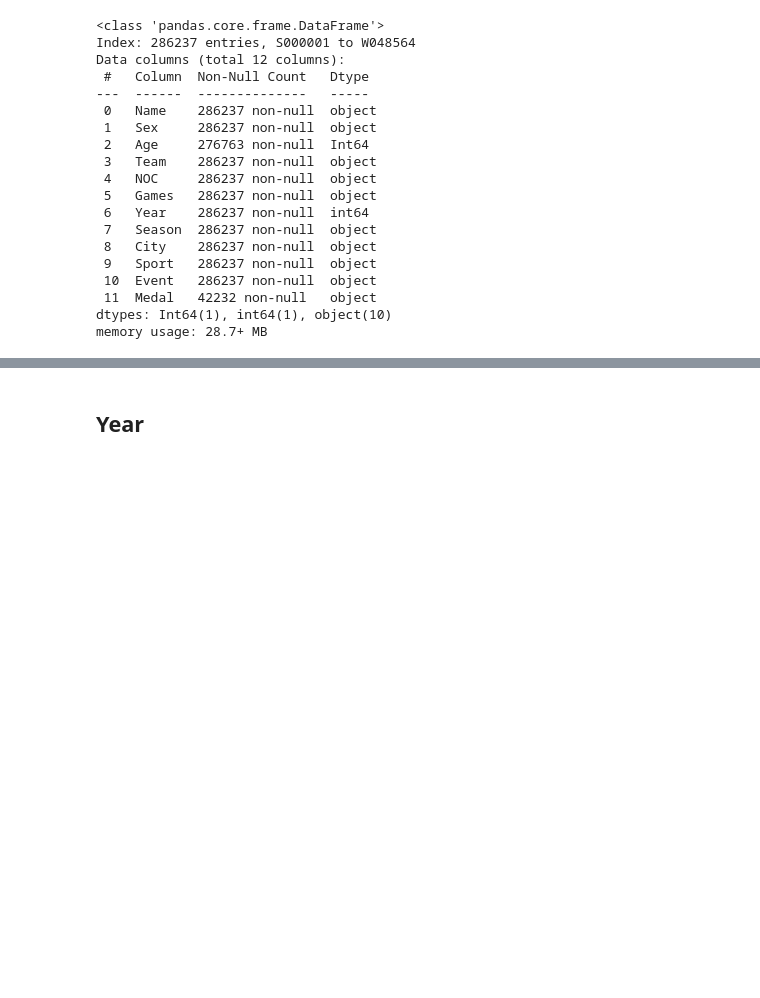
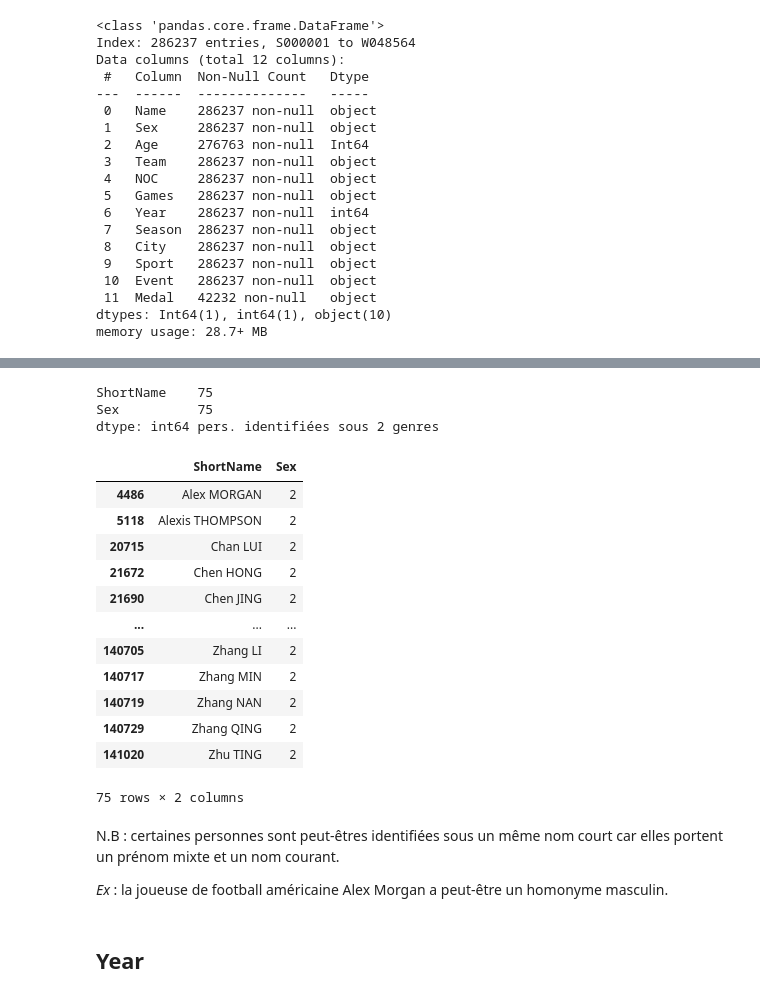
Before and after one commit to gitadum/querympics, a Jupyter notebook: analysis/explore.ipynb, the cells around one changed output, grey strips where cells are left out. Cells and saved outputs as stored; diff of their text form; code cells hidden in the pictures; blank space fills up the shorter version.

Commit message:
athlètes: analyse de la variable genre

```diff
--- a/analysis/explore.ipynb
+++ b/analysis/explore.ipynb
@@ -213,3 +248,31 @@ memory usage: 28.7+ MB
+# %%
+n_gender = athlet.groupby("ShortName").Sex.nunique().reset_index()
+print(n_gender[n_gender["Sex"] == 2].count(), "pers. identifiées sous 2 genres")
+n_gender[n_gender["Sex"] == 2].to_csv("../../draft/two_genders.csv", index=None)
+n_gender[n_gender["Sex"] == 2]
+# %% [output]
+ShortName    75
+Sex          75
+dtype: int64 pers. identifiées sous 2 genres
+|  | ShortName | Sex |
+| 4486 | Alex MORGAN | 2 |
+| 5118 | Alexis THOMPSON | 2 |
+| 20715 | Chan LUI | 2 |
+| 21672 | Chen HONG | 2 |
+| 21690 | Chen JING | 2 |
+| ... | ... | ... |
+| 140705 | Zhang LI | 2 |
+| 140717 | Zhang MIN | 2 |
+| 140719 | Zhang NAN | 2 |
+| 140729 | Zhang QING | 2 |
+| 141020 | Zhu TING | 2 |
+75 rows × 2 columns
+# %% [markdown]
+N.B : certaines personnes sont peut-êtres identifiées sous un même nom court
+car elles portent un prénom mixte et un nom courant.
+
+*Ex* : la joueuse de football américaine Alex Morgan
+a peut-être un homonyme masculin.
 # %% [markdown]
 ## Year
 # %%
```
Also changed, not shown: parts of 6 cells of this notebook.
